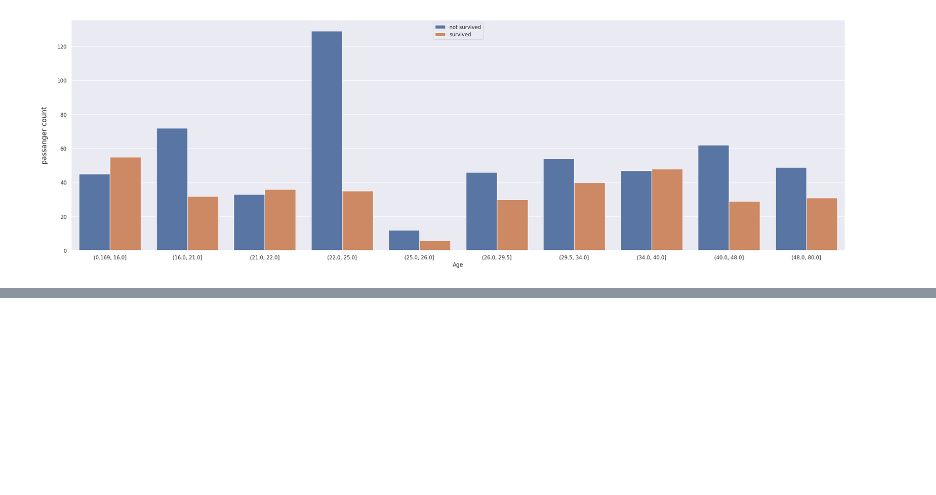
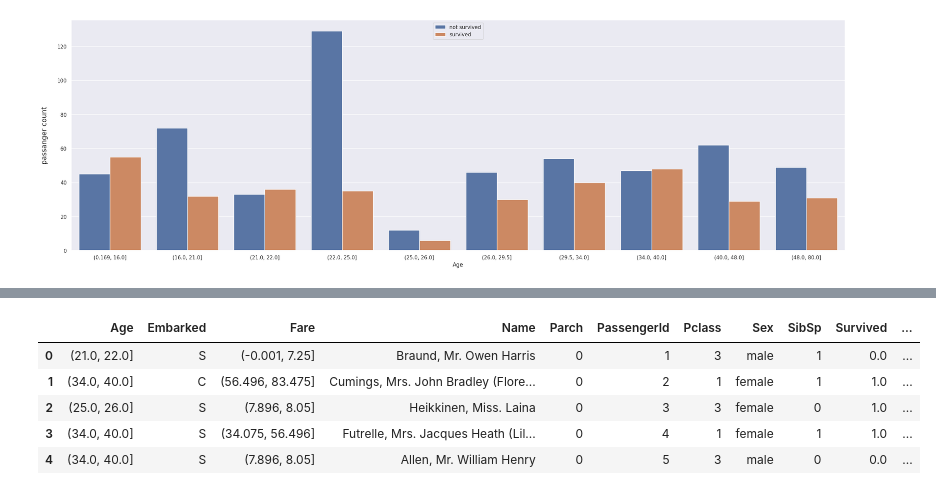
Before and after one commit to Evans-tats/machine-learning, a Jupyter notebook: Titanic.ipynb, the cells around one changed output, grey strips where cells are left out. Saved outputs shown, nothing was run; the diff lists cells and outputs as text; code cells hidden in the pictures; blank space fills up the shorter version.

```diff
--- a/Titanic.ipynb
+++ b/Titanic.ipynb
@@ -330,0 +369,9 @@ sns.barplot(x=all_data['Family_Size'].value_counts().index,
+# %%
+all_data.head(5)
+# %% [output]
+|  | Age | Embarked | Fare | Name | Parch | PassengerId | Pclass | Sex | SibSp | Survived | ... |
+| 0 | (21.0, 22.0] | S | (-0.001, 7.25] | Braund, Mr. Owen Harris | 0 | 1 | 3 | male | 1 | 0.0 | ... |
+| 1 | (34.0, 40.0] | C | (56.496, 83.475] | Cumings, Mrs. John Bradley (Flore... | 0 | 2 | 1 | female | 1 | 1.0 | ... |
+| 2 | (25.0, 26.0] | S | (7.896, 8.05] | Heikkinen, Miss. Laina | 0 | 3 | 3 | female | 0 | 1.0 | ... |
+| 3 | (34.0, 40.0] | S | (34.075, 56.496] | Futrelle, Mrs. Jacques Heath (Lil... | 0 | 4 | 1 | female | 1 | 1.0 | ... |
+| 4 | (34.0, 40.0] | S | (7.896, 8.05] | Allen, Mr. William Henry | 0 | 5 | 3 | male | 0 | 0.0 | ... |
```
Also changed, not shown: parts of 4 cells of this notebook.
